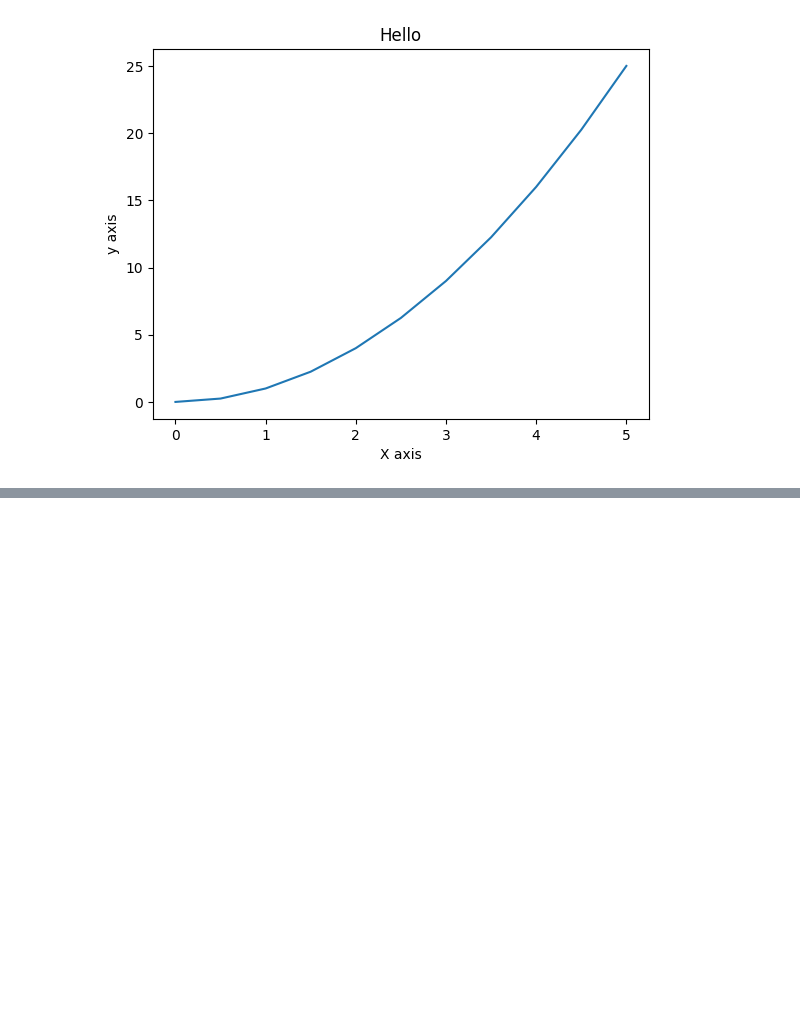
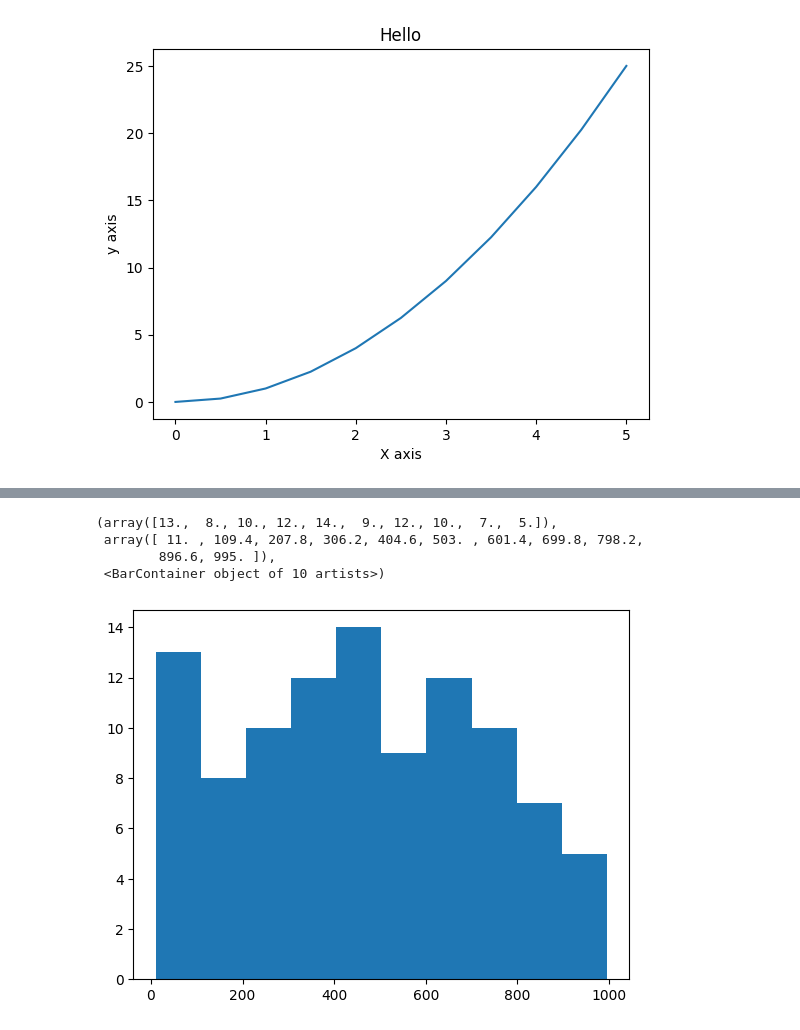
Before and after one commit to manishkr6/Data-Visualization, a Jupyter notebook: Matplotlib.ipynb, the cells around one changed output, grey strips where cells are left out. Drawn from its saved outputs; the diff is of its cells as text; code cells hidden in the pictures; blank space fills up the shorter version.

```diff
--- a/Matplotlib.ipynb
+++ b/Matplotlib.ipynb
@@ -21,0 +57,10 @@ plt.ylabel("y axis")
+# %%
+from random import sample
+data = sample(range(1, 1000), 100)
+plt.hist(data)
+# %% [output]
+(array([13.,  8., 10., 12., 14.,  9., 12., 10.,  7.,  5.]),
+ array([ 11. , 109.4, 207.8, 306.2, 404.6, 503. , 601.4, 699.8, 798.2,
+        896.6, 995. ]),
+ <BarContainer object of 10 artists>)
+[figure, added]
```
Also changed, not shown: parts of 14 cells of this notebook, 2 other files.
